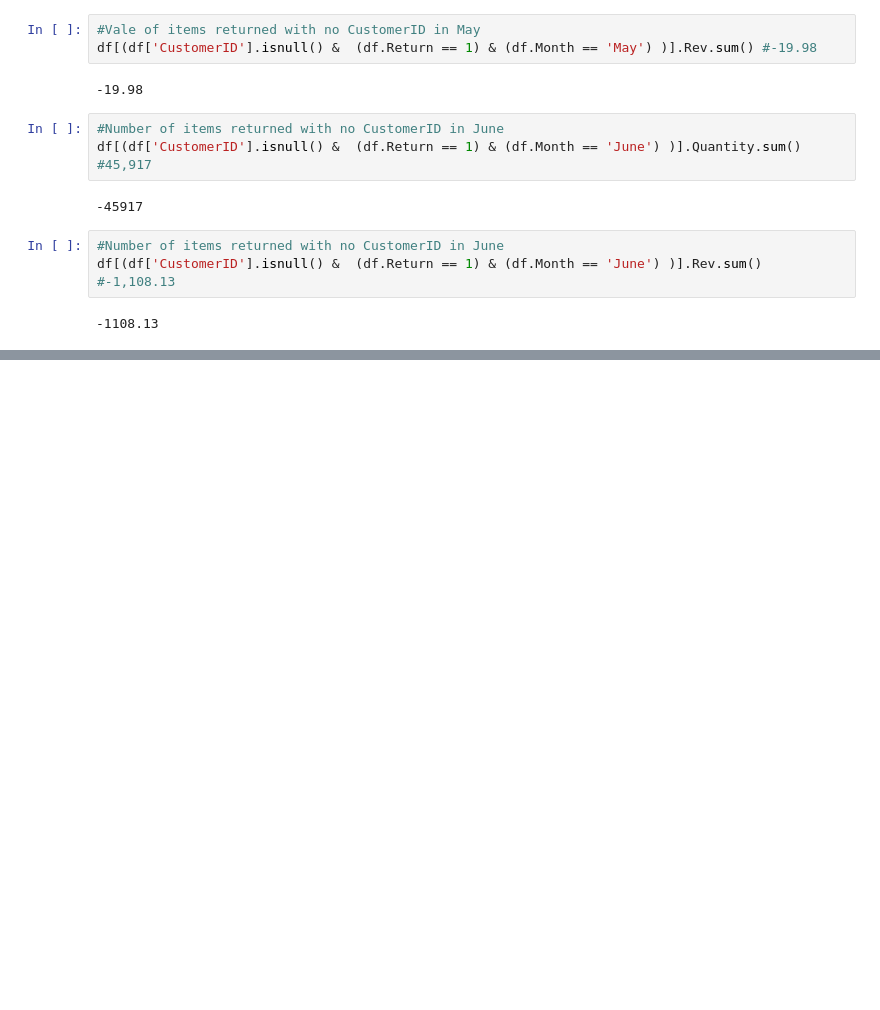
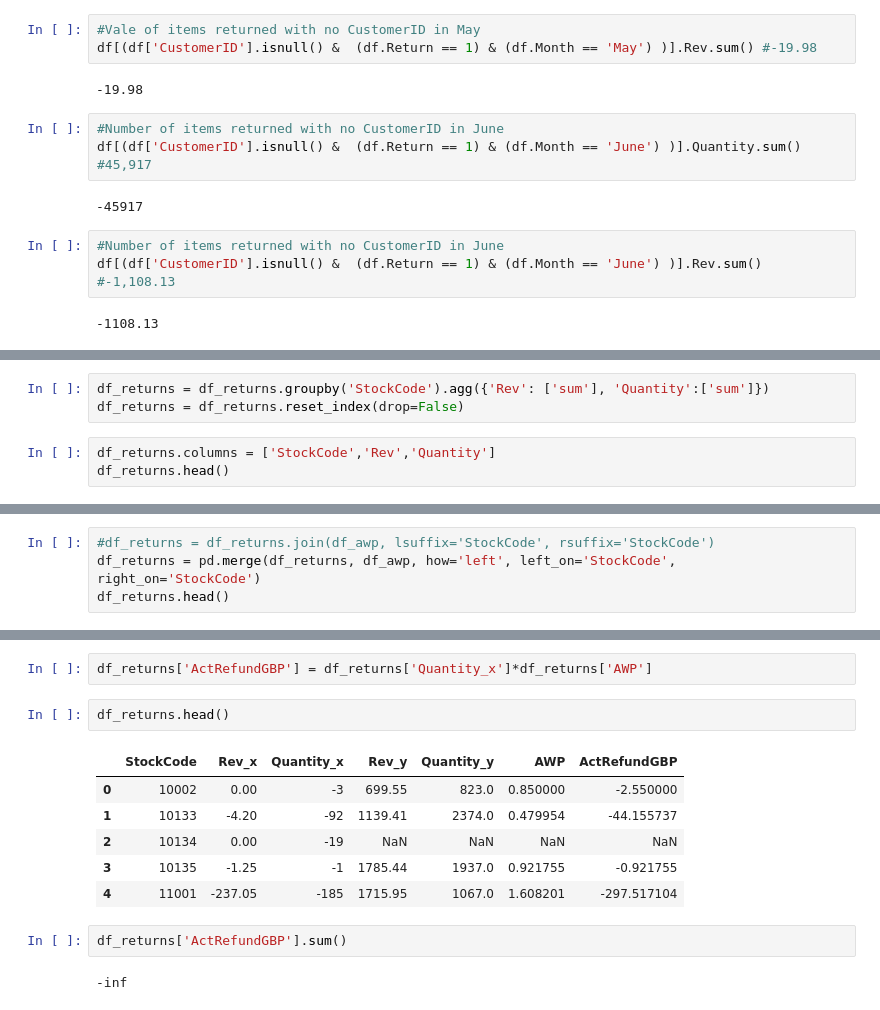
Before and after one commit to tristar82/Project-Week-8-Final-Project, a Jupyter notebook: your-project/Code/X_returns_deep_dive.ipynb, the cells around one changed output, grey strips where cells are left out. Cells and saved outputs as stored; diff of their text form; blank space fills up the shorter version.

```diff
--- a/your-project/Code/X_returns_deep_dive.ipynb
+++ b/your-project/Code/X_returns_deep_dive.ipynb
@@ -128,0 +202,6 @@ df[(df['CustomerID'].isnull() &  (df.Return == 1) & (df.Month == 'June') )].Rev.
+# %%
+df_returns = df_returns.groupby('StockCode').agg({'Rev': ['sum'], 'Quantity':['sum']})
+df_returns = df_returns.reset_index(drop=False)
+# %%
+df_returns.columns = ['StockCode','Rev','Quantity']
+df_returns.head()
@@ -128,0 +224,4 @@ df[(df['CustomerID'].isnull() &  (df.Return == 1) & (df.Month == 'June') )].Rev.
+# %%
+#df_returns = df_returns.join(df_awp, lsuffix='StockCode', rsuffix='StockCode')
+df_returns = pd.merge(df_returns, df_awp, how='left', left_on='StockCode', right_on='StockCode')
+df_returns.head()
@@ -128,0 +244,15 @@ df[(df['CustomerID'].isnull() &  (df.Return == 1) & (df.Month == 'June') )].Rev.
+# %%
+df_returns['ActRefundGBP'] = df_returns['Quantity_x']*df_returns['AWP']
+# %%
+df_returns.head()
+# %% [output]
+|  | StockCode | Rev_x | Quantity_x | Rev_y | Quantity_y | AWP | ActRefundGBP |
+| 0 | 10002 | 0.00 | -3 | 699.55 | 823.0 | 0.850000 | -2.550000 |
+| 1 | 10133 | -4.20 | -92 | 1139.41 | 2374.0 | 0.479954 | -44.155737 |
+| 2 | 10134 | 0.00 | -19 | NaN | NaN | NaN | NaN |
+| 3 | 10135 | -1.25 | -1 | 1785.44 | 1937.0 | 0.921755 | -0.921755 |
+| 4 | 11001 | -237.05 | -185 | 1715.95 | 1067.0 | 1.608201 | -297.517104 |
+# %%
+df_returns['ActRefundGBP'].sum()
+# %% [output]
+-inf
```
Also changed, not shown: parts of 29 cells of this notebook.
